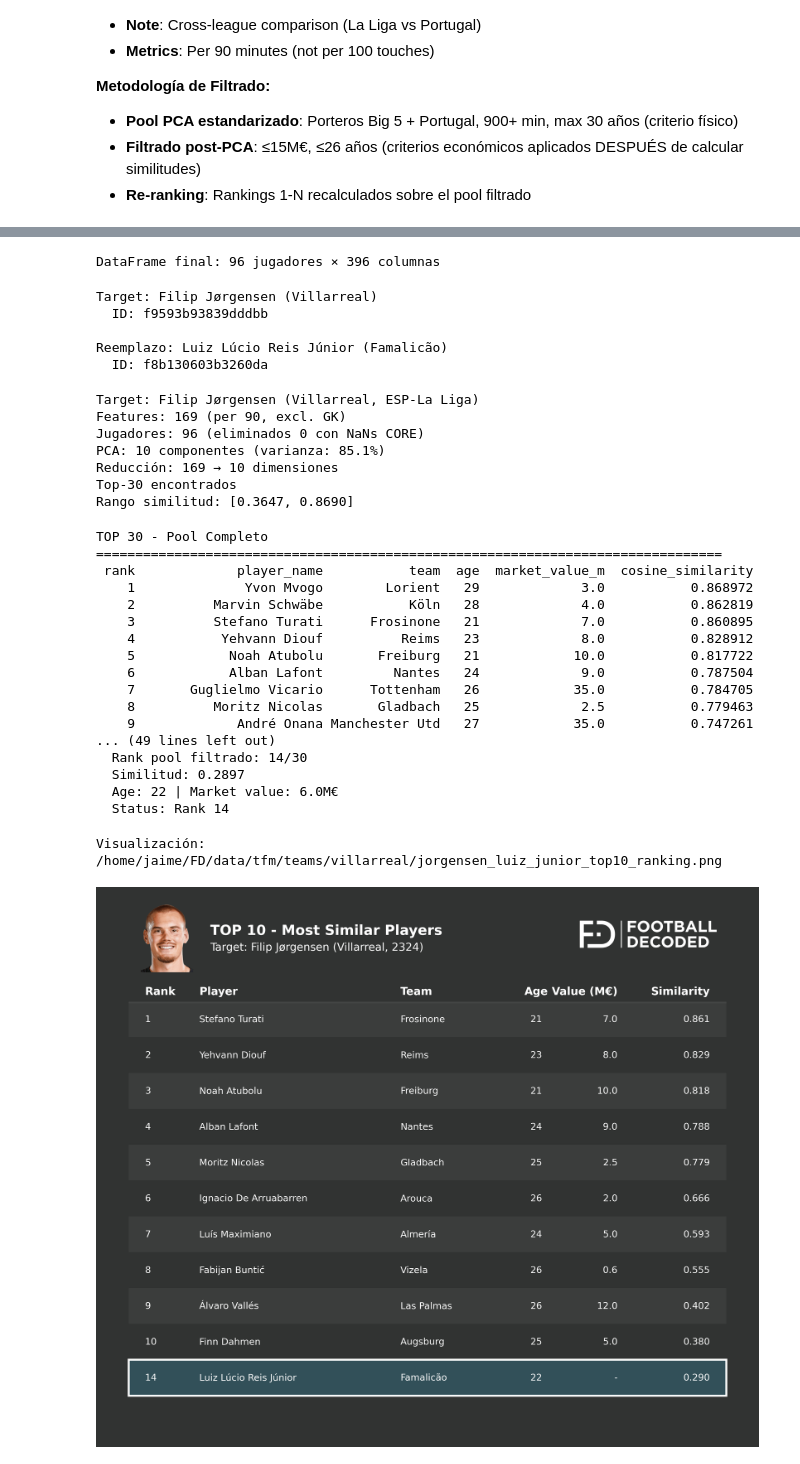
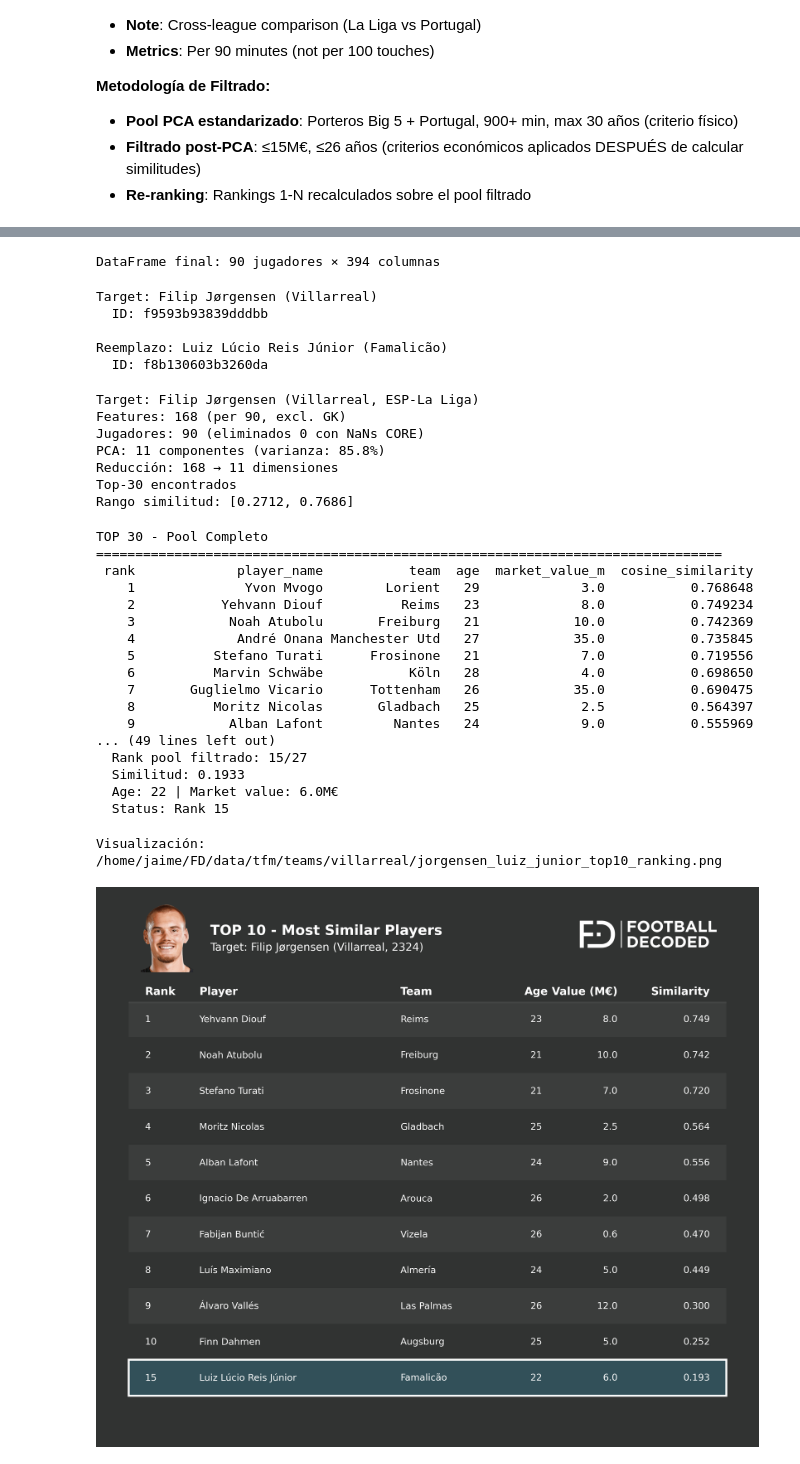
Before and after one commit to jaime-oriol/footballdecoded, a Jupyter notebook: tfm/teams/villarreal/jorgensen_luiz_junior.ipynb, the cells around one changed output, grey strips where cells are left out. Cells and saved outputs as stored; diff of their text form; code cells hidden in the pictures.

Commit message:
feat(tfm): fix min minutes

```diff
--- a/tfm/teams/villarreal/jorgensen_luiz_junior.ipynb
+++ b/tfm/teams/villarreal/jorgensen_luiz_junior.ipynb
@@ -41,7 +41,7 @@ for league in big5_leagues:
             league=league,
             season='2324',
             positions=['GK'],
-            min_minutes=900,
+            min_minutes=1000,
             max_age=30
         )
         pools.append(pool)
@@ -56,7 +56,7 @@ try:
     pool_portugal = query_player_pool(
         league='POR-Primeira Liga',
         season='2324',
-        min_minutes=900,
+        min_minutes=1000,
         min_age=20,
         max_age=30,
         table_type='extras'
@@ -211,7 +211,7 @@ df_final = pd.concat([
 
 print(f"DataFrame final: {df_final.shape[0]} jugadores × {df_final.shape[1]} columnas")
 # %% [output]
-DataFrame final: 96 jugadores × 396 columnas
+DataFrame final: 90 jugadores × 394 columnas
 # %%
 # Identify target (Jørgensen) and replacement (Luiz Junior)
 target = df_final[df_final['player_name'].str.contains('Jørgensen', case=False, na=False)]
@@ -250,12 +250,12 @@ result = find_similar_players_cosine(
 )
 # %% [output]
 Target: Filip Jørgensen (Villarreal, ESP-La Liga)
-Features: 169 (per 90, excl. GK)
-Jugadores: 96 (eliminados 0 con NaNs CORE)
-PCA: 10 componentes (varianza: 85.1%)
-Reducción: 169 → 10 dimensiones
+Features: 168 (per 90, excl. GK)
+Jugadores: 90 (eliminados 0 con NaNs CORE)
+PCA: 11 componentes (varianza: 85.8%)
+Reducción: 168 → 11 dimensiones
 Top-30 encontrados
-Rango similitud: [0.3647, 0.8690]
+Rango similitud: [0.2712, 0.7686]
 # %%
 # Filtrar resultados por restricciones de mercado (post-PCA)
 MAX_VALUE = 15  # Millones €
@@ -360,20 +360,20 @@ else:
 TOP 30 - Pool Completo
 ================================================================================
  rank             player_name           team  age  market_value_m  cosine_similarity
-    1              Yvon Mvogo        Lorient   29             3.0           0.868972
-    2          Marvin Schwäbe           Köln   28             4.0           0.862819
-    3          Stefano Turati      Frosinone   21             7.0           0.860895
-    4           Yehvann Diouf          Reims   23             8.0           0.828912
-    5            Noah Atubolu       Freiburg   21            10.0           0.817722
-    6            Alban Lafont         Nantes   24             9.0           0.787504
-    7       Guglielmo Vicario      Tottenham   26            35.0           0.784705
-    8          Moritz Nicolas       Gladbach   25             2.5           0.779463
-    9             André Onana Manchester Utd   27            35.0           0.747261
+    1              Yvon Mvogo        Lorient   29             3.0           0.768648
+    2           Yehvann Diouf          Reims   23             8.0           0.749234
+    3            Noah Atubolu       Freiburg   21            10.0           0.742369
+    4             André Onana Manchester Utd   27            35.0           0.735845
+    5          Stefano Turati      Frosinone   21             7.0           0.719556
+    6          Marvin Schwäbe           Köln   28             4.0           0.698650
+    7       Guglielmo Vicario      Tottenham   26            35.0           0.690475
+    8          Moritz Nicolas       Gladbach   25             2.5           0.564397
+    9            Alban Lafont         Nantes   24             9.0           0.555969
 ... (49 lines left out)
-  Rank pool filtrado: 14/30
-  Similitud: 0.2897
+  Rank pool filtrado: 15/27
+  Similitud: 0.1933
   Age: 22 | Market value: 6.0M€
-  Status: Rank 14
+  Status: Rank 15
 # %%
 from tfm.helpers.viz_helpers import plot_top10_ranking
 
@@ -387,42 +387,43 @@ if 'rank' in pool_viz.columns:
 # Renombrar rank_filtrado a rank para que la viz lo use
 pool_viz = pool_viz.rename(columns={'rank_filtrado': 'rank'})
 
-# Quitar age/market_value para que plot_top10_ranking los añada
-pool_viz = pool_viz.drop(columns=['age', 'market_value_m'])
+# NO quitar age/market_value - ya tienen los hardcodes correctos
 
 # Preparar result para viz
 result_viable = result.copy()
 result_viable['similar_players'] = pool_viz
 
-# Override replacement_info con rank filtrado
+# Override replacement_info con rank filtrado + market_value
 if replacement_id in pool_filtrado_completo['unique_player_id'].values:
     luiz_row = pool_filtrado_completo[pool_filtrado_completo['unique_player_id'] == replacement_id].iloc[0]
     result_viable['replacement_info'] = {
         'player_name': luiz_row['player_name'],
         'unique_player_id': replacement_id,
         'team': luiz_row['team'],
         'league': luiz_row['league'],
         'season': luiz_row['season'],
         'rank': int(luiz_row['rank_filtrado']),
-        'cosine_similarity': float(luiz_row['cosine_similarity'])
+        'cosine_similarity': float(luiz_row['cosine_similarity']),
+        'age': int(luiz_row['age']),
+        'market_value_m': float(luiz_row['market_value_m'])  # Hardcode 6.0M€
     }
 
 output_path = plot_top10_ranking(
     result=result_viable,
     df_data=full_df,
     save_path='jorgensen_luiz_junior_top10_ranking.png',
     target_face_path='/home/jaime/FD/data/blog/caras/tfm/jorgensen.png',
     highlight_target=True,
     dpi=300
 )
 
 print(f"Visualización: {output_path}")
 
 from IPython.display import Image, display
 display(Image(filename=output_path))
 # %% [output]
 Visualización: /home/jaime/FD/data/tfm/teams/villarreal/jorgensen_luiz_junior_top10_ranking.png
-[figure, old version]
+[figure, new version]
 # %%
 # PCA Information
 pca_info = result['pca_info']
```
Also changed, not shown: parts of 7 cells of this notebook, 5 other files.
